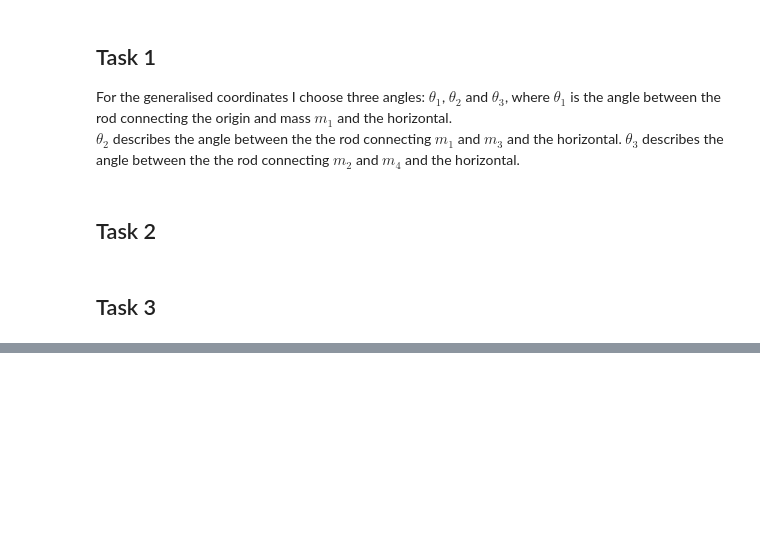
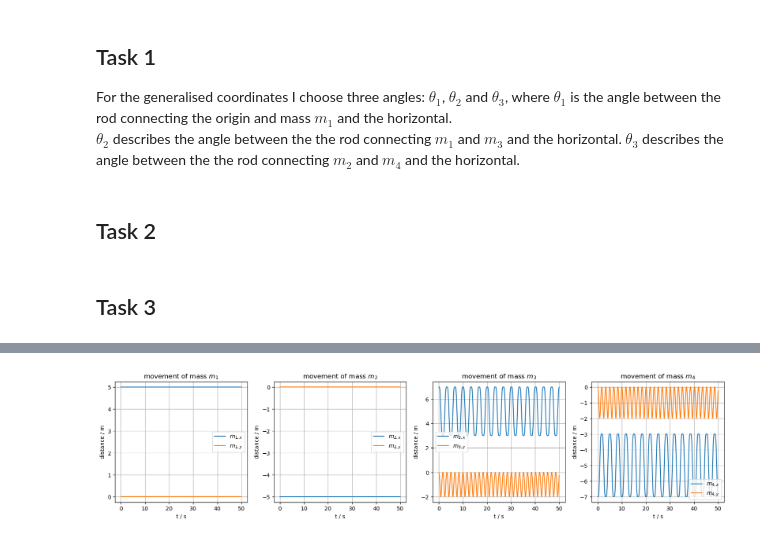
Before and after one commit to benjbrandt/physics725, a Jupyter notebook: Week9/Project_4_Rod_Pendulum_System_student.ipynb, the cells around one changed output, grey strips where cells are left out. Drawn from its saved outputs; the diff is of its cells as text; code cells hidden in the pictures; blank space fills up the shorter version.

```diff
--- a/Week9/Project_4_Rod_Pendulum_System_student.ipynb
+++ b/Week9/Project_4_Rod_Pendulum_System_student.ipynb
@@ -214,0 +168,34 @@ ani.save('pendulum.gif', writer='pillow', fps=(n_frames / n_seconds))
+# %%
+# plot the x and y values of the 4 masses against the time for solutions S0
+fig, ax = plt.subplots(1,4, figsize=(20,4))
+
+# mass m1
+ax[0].plot(t_n, x1_n_s0, label=r'$m_{1,x}$')
+ax[0].plot(t_n, y1_n_s0, label=r'$m_{1,y}$')
+ax[0].set_title(r'movement of mass $m_1$')
+
+# mass m2
+ax[1].plot(t_n, x2_n_s0, label=r'$m_{2,x}$')
+ax[1].plot(t_n, y2_n_s0, label=r'$m_{2,y}$')
+ax[1].set_title(r'movement of mass $m_2$')
+
+# mass m3
+ax[2].plot(t_n, x3_n_s0, label=r'$m_{3,x}$')
+ax[2].plot(t_n, y3_n_s0, label=r'$m_{3,y}$')
+ax[2].set_title(r'movement of mass $m_3$')
+
+# mass m4
+ax[3].plot(t_n, x4_n_s0, label=r'$m_{4,x}$')
+ax[3].plot(t_n, y4_n_s0, label=r'$m_{4,y}$')
+ax[3].set_title(r'movement of mass $m_4$')
+
+# set axis and legend
+i = 0
+while i <= 3:
+    ax[i].set_xlabel(r't / s')
+    ax[i].set_ylabel(r'distance / m')
+    ax[i].legend()
+    ax[i].grid()
+    i = i + 1
+# %% [output]
+[figure, added]
```
Also changed, not shown: parts of 21 cells of this notebook, 4 other files.
